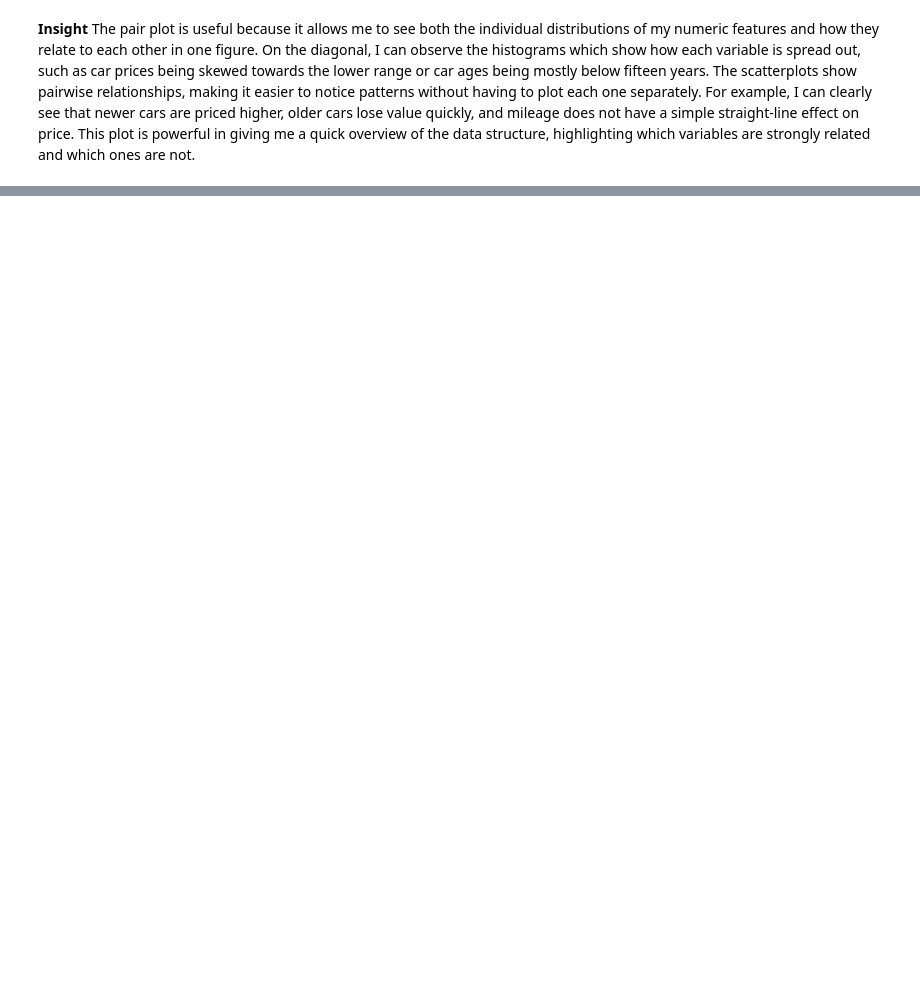
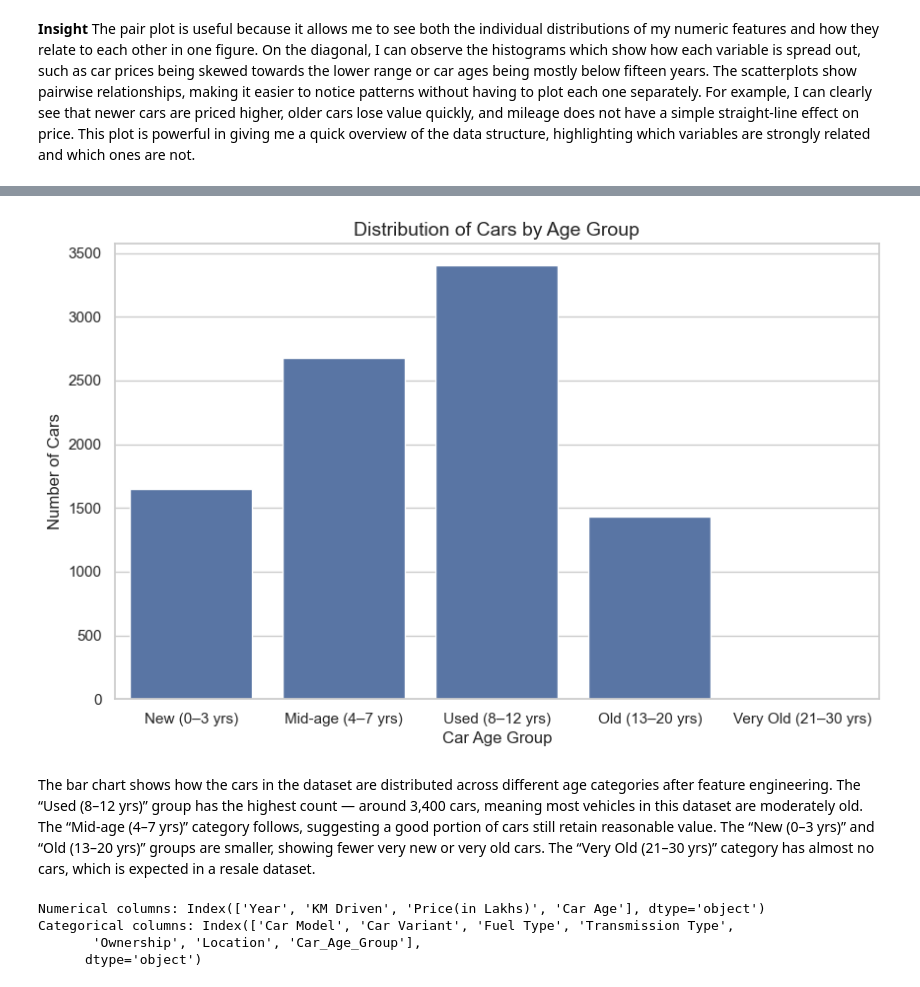
Before and after one commit to ps761/COMP1142281, a Jupyter notebook: 1142281_assignment.ipynb, the cells around one changed output, grey strips where cells are left out. Cells and saved outputs as stored; diff of their text form; code cells hidden in the pictures; blank space fills up the shorter version.

Commit message:
Update 1142281_assignment.ipynb
feature selection done

```diff
--- a/1142281_assignment.ipynb
+++ b/1142281_assignment.ipynb
@@ -499,0 +540,10 @@ These findings are similar to what we might expect in the New Zealand used car m
+# %%
+#car age = 2025- build year. In my database this is year
+# Categorize car age into groups
+#Car Age for easier interpretation
+df['Car Age'] = 2025 - df['Year']
+df['Car_Age_Group'] = pd.cut(
+    df['Car Age'],
+    bins=[0, 3, 7, 12, 20, 30],
+    labels=['New (0–3 yrs)', 'Mid-age (4–7 yrs)', 'Used (8–12 yrs)', 'Old (13–20 yrs)', 'Very Old (21–30 yrs)']
+)
@@ -499,0 +559,29 @@ These findings are similar to what we might expect in the New Zealand used car m
+# %%
+#Historam after FE and adding one more column care_age_group
+sns.set_theme(style='whitegrid')
+plt.figure(figsize=(10, 6))
+
+sns.countplot(x='Car_Age_Group', data=df)
+plt.title("Distribution of Cars by Age Group", fontsize=14)
+plt.xlabel("Car Age Group", fontsize=12)
+plt.ylabel("Number of Cars", fontsize=12)
+plt.show()
+# %% [output]
+[figure, added]
+# %% [markdown]
+The bar chart shows how the cars in the dataset are distributed across different age categories after feature engineering.
+The “Used (8–12 yrs)” group has the highest count — around 3,400 cars, meaning most vehicles in this dataset are moderately old.
+The “Mid-age (4–7 yrs)” category follows, suggesting a good portion of cars still retain reasonable value.
+The “New (0–3 yrs)” and “Old (13–20 yrs)” groups are smaller, showing fewer very new or very old cars.
+The “Very Old (21–30 yrs)” category has almost no cars, which is expected in a resale dataset.
+# %%
+#Encoding categorical features
+numerical_columns = df.select_dtypes(include=[np.number]).columns
+categorical_columns = df.select_dtypes(include=['object', 'category']).columns
+print("Numerical columns:", numerical_columns)
+print("Categorical columns:", categorical_columns)
+# %% [output]
+Numerical columns: Index(['Year', 'KM Driven', 'Price(in Lakhs)', 'Car Age'], dtype='object')
+Categorical columns: Index(['Car Model', 'Car Variant', 'Fuel Type', 'Transmission Type',
+       'Ownership', 'Location', 'Car_Age_Group'],
+      dtype='object')
```
Also changed, not shown: parts of 36 cells of this notebook.
